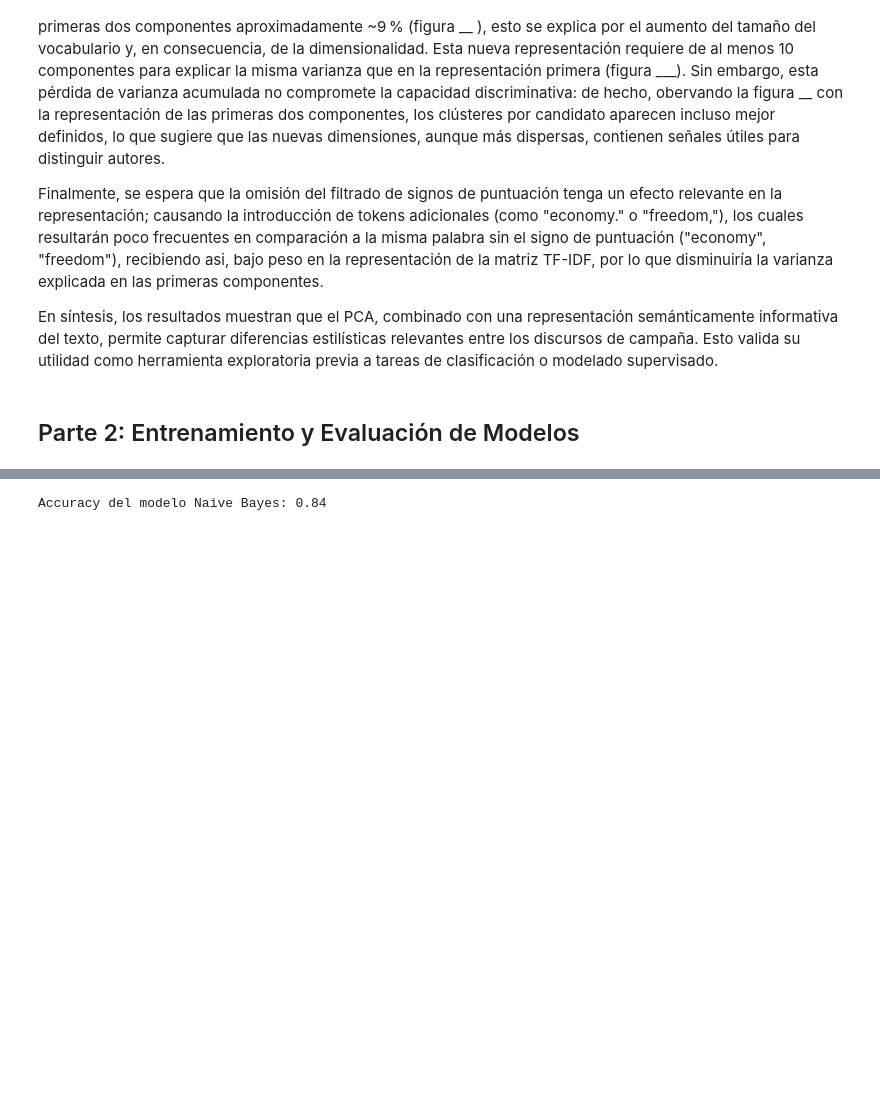
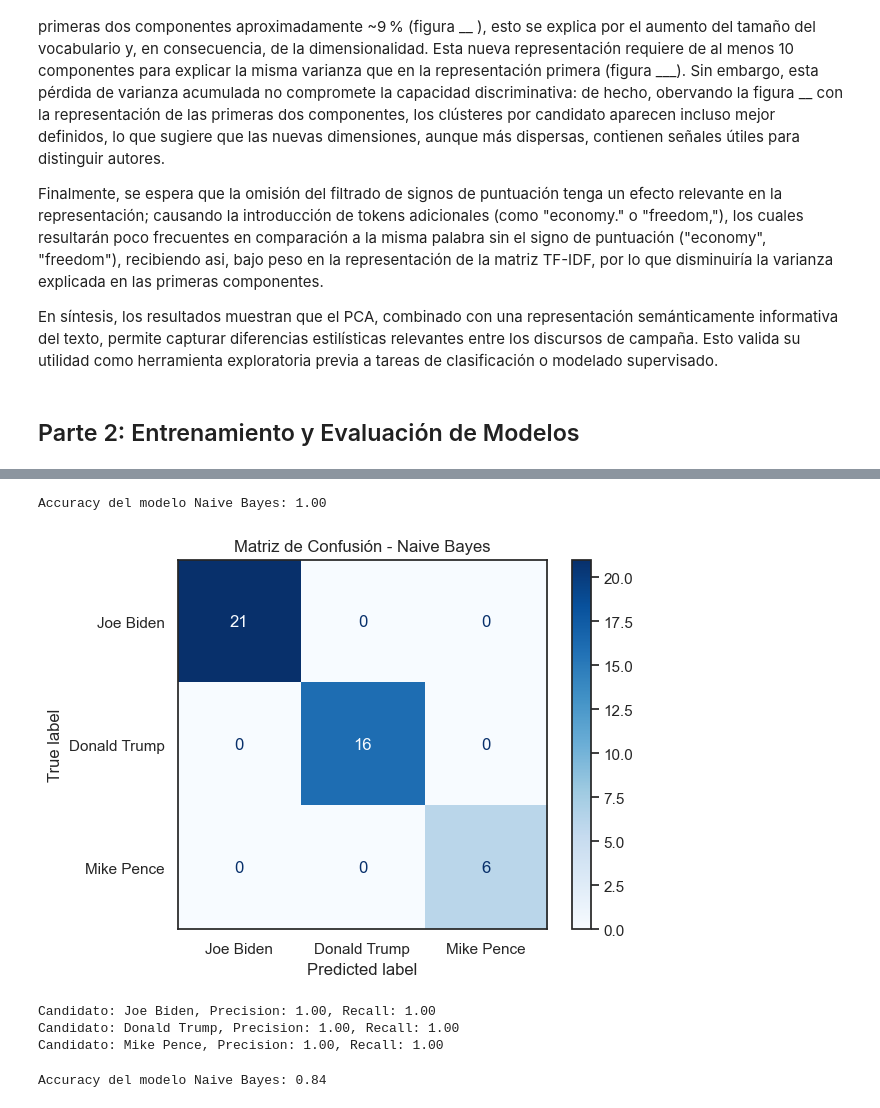
Before and after one commit to campon/intro-cd, a Jupyter notebook: Tarea_2/us2020_propuesta_estudiantes.ipynb, the cells around one changed output, grey strips where cells are left out. Saved outputs shown, nothing was run; the diff lists cells and outputs as text; code cells hidden in the pictures; blank space fills up the shorter version.

```diff
--- a/Tarea_2/us2020_propuesta_estudiantes.ipynb
+++ b/Tarea_2/us2020_propuesta_estudiantes.ipynb
@@ -544,3 +496,36 @@ Mejores parámetros encontrados:
+# %%
+# entrenamiento del modelo Multinomial Naive Bayes bajo el resultado de GridSearchCV
+nb_model = MultinomialNB(alpha=0.01, fit_prior=True)
+nb_model.fit(X_dev_tfidf, y_dev)
+
+# Predicción sobre el conjunto de test
+X_test_tfidf = TfidfTransformer().fit_transform(vectorizer.transform(X_test))
+y_pred = nb_model.predict(X_test_tfidf)
+
+# set sns set to none
+sns.set(style="white")  # Fondo blanco sin grilla
+
+# reporte de accuracy
+accuracy = accuracy_score(y_test, y_pred)
+print(f"Accuracy del modelo Naive Bayes: {accuracy:.2f}")
+# matriz de confusión
+cm = confusion_matrix(y_test, y_pred, labels=top_3_candidates)
+disp = ConfusionMatrixDisplay(confusion_matrix=cm, display_labels=top_3_candidates)
+disp.plot(cmap=plt.cm.Blues)
+plt.title('Matriz de Confusión - Naive Bayes')
+plt.show()
+
+# reporte de precision y recall
+precision = precision_score(y_test, y_pred, average=None, labels=top_3_candidates)
+recall = recall_score(y_test, y_pred, average=None, labels=top_3_candidates)
+for candidate, prec, rec in zip(top_3_candidates, precision, recall):
+    print(f"Candidato: {candidate}, Precision: {prec:.2f}, Recall: {rec:.2f}")
+# %% [output]
+Accuracy del modelo Naive Bayes: 1.00
+[figure, added]
+Candidato: Joe Biden, Precision: 1.00, Recall: 1.00
+Candidato: Donald Trump, Precision: 1.00, Recall: 1.00
+Candidato: Mike Pence, Precision: 1.00, Recall: 1.00
 # %%
 # 3: Elija el mejor modelo (mejores parámetros) y vuelva a entrenar sobre todo el conjunto de entrenamiento disponible (sin quitar datos para validación). Reporte el valor final de las métricas y la matriz de confusión.
 # %%
```
Also changed, not shown: parts of 4 cells of this notebook, 9 other files.
